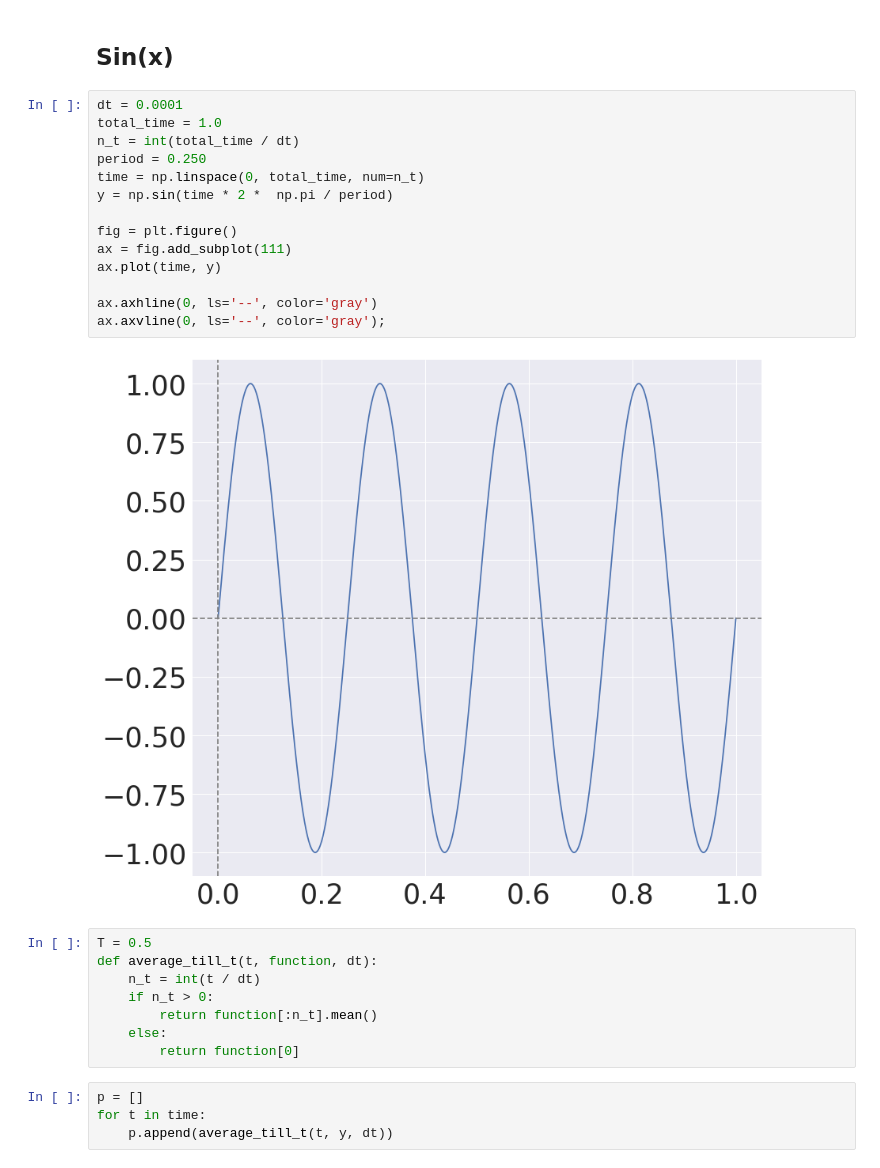
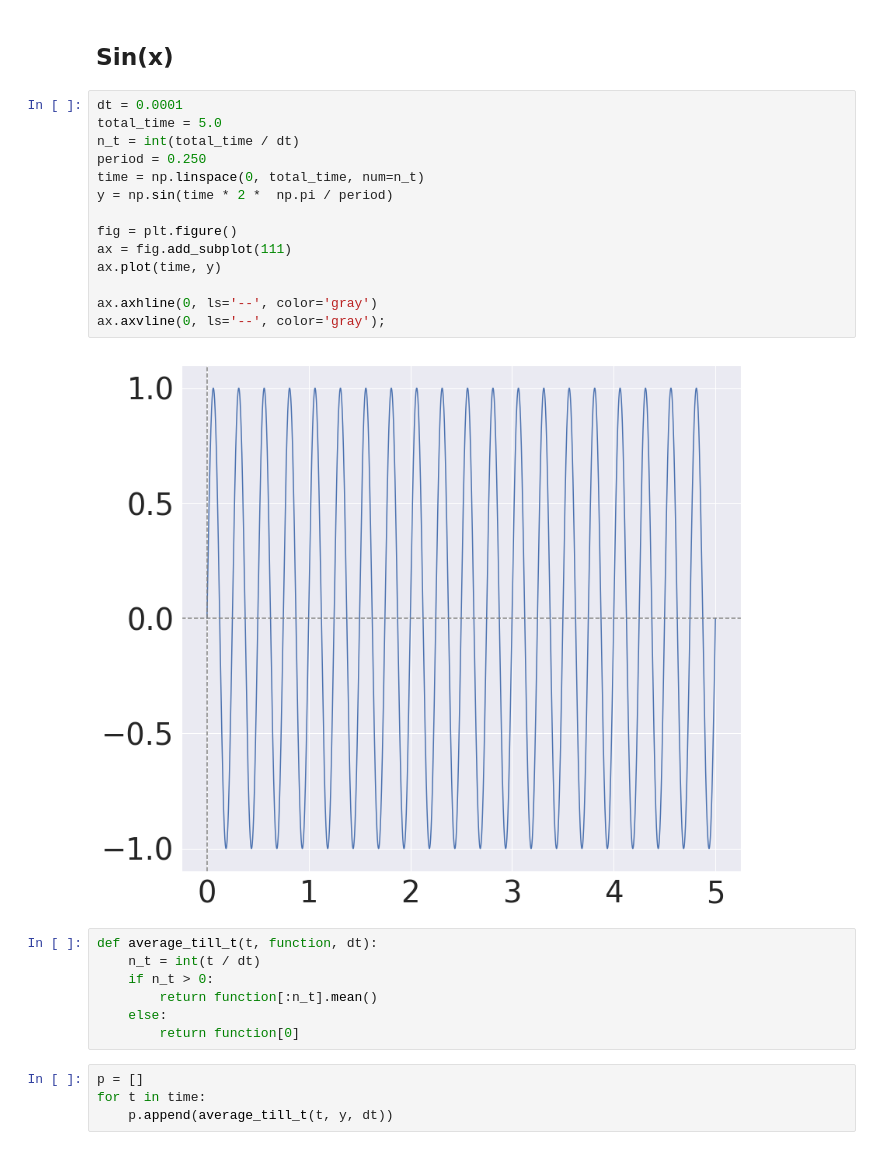
Before and after one commit to h-mayorquin/sequence_learning_paper, a Jupyter notebook: jupyter/2018-07-27(Average diferential equation).ipynb, the cells around one changed output. Drawn from its saved outputs; the diff is of its cells as text.

```diff
--- a/jupyter/2018-07-27(Average diferential equation).ipynb
+++ b/jupyter/2018-07-27(Average diferential equation).ipynb
@@ -26,22 +29,21 @@ sns.set(font_scale=3.5)
 ## Sin(x)
 # %%
 dt = 0.0001
-total_time = 1.0
+total_time = 5.0
 n_t = int(total_time / dt)
 period = 0.250
 time = np.linspace(0, total_time, num=n_t)
 y = np.sin(time * 2 *  np.pi / period)
 
 fig = plt.figure()
 ax = fig.add_subplot(111)
 ax.plot(time, y)
 
 ax.axhline(0, ls='--', color='gray')
 ax.axvline(0, ls='--', color='gray');
 # %% [output]
-[figure, old version]
+[figure, new version]
 # %%
-T = 0.5
 def average_till_t(t, function, dt):
     n_t = int(t / dt)
     if n_t > 0:
```
Also changed, not shown: parts of 19 cells of this notebook, 41 other files.
